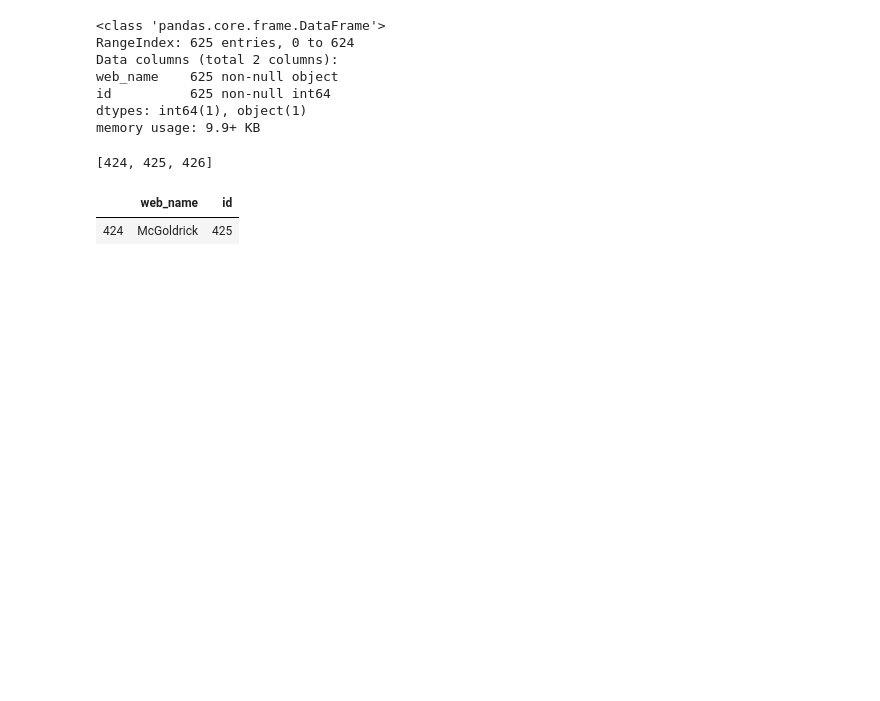
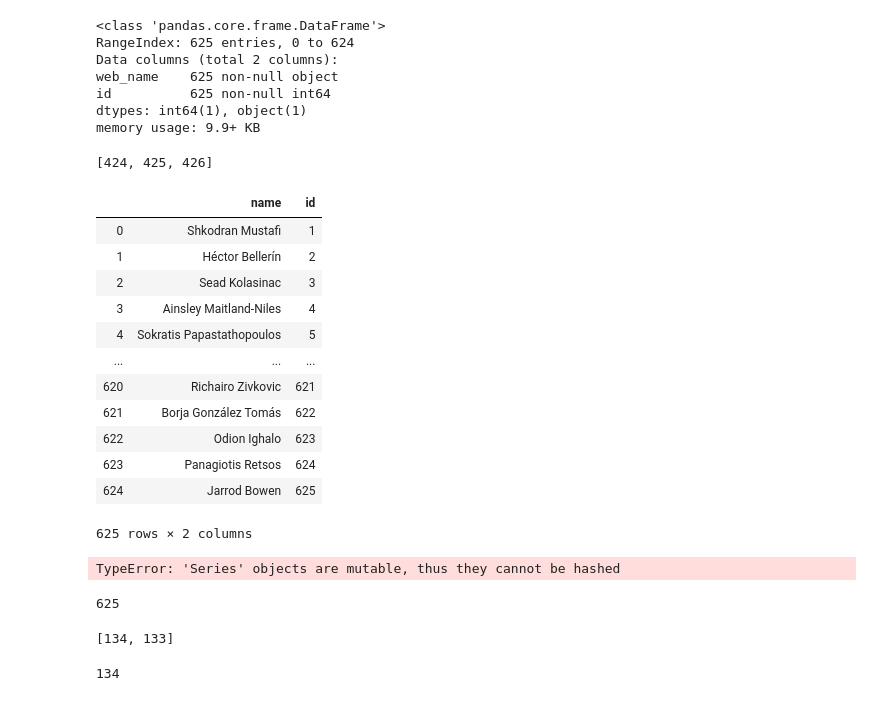
Before and after one commit to Bencabe/FPL_Draft_Analytics, a Jupyter notebook: historic_data.ipynb, the cells around one changed output. Saved outputs shown, nothing was run; the diff lists cells and outputs as text; code cells hidden in the pictures; blank space fills up the shorter version.

```diff
--- a/historic_data.ipynb
+++ b/historic_data.ipynb
@@ -617,11 +609,26 @@ for i in range(len(draft_ids_df)):
 difference
 # %% [output]
 [424, 425, 426]
-# %%
-draft_ids_df[draft_ids_df['id'] == 425]
-# %% [output]
-|  | web_name | id |
-| 424 | McGoldrick | 425 |
+# %%
+draft_ids_df
+# %% [output]
+|  | name | id |
+| 0 | Shkodran Mustafi | 1 |
+| 1 | Héctor Bellerín | 2 |
+| 2 | Sead Kolasinac | 3 |
+| 3 | Ainsley Maitland-Niles | 4 |
+| 4 | Sokratis Papastathopoulos | 5 |
+| ... | ... | ... |
+| 620 | Richairo Zivkovic | 621 |
+| 621 | Borja González Tomás | 622 |
+| 622 | Odion Ighalo | 623 |
+| 623 | Panagiotis Retsos | 624 |
+| 624 | Jarrod Bowen | 625 |
+625 rows × 2 columns
+# %%
+draft_ids_df['name']
+# %% [output]
+TypeError: 'Series' objects are mutable, thus they cannot be hashed
 # %%
 difference = {}
 for i in range(len(draft_ids_df)):
@@ -632,3 +640,15 @@ for i in range(len(draft_ids_df)):
+# %%
+len(difference)
+# %% [output]
+625
+# %%
+difference["Wilfried Zaha"]
+# %% [output]
+[134, 133]
+# %%
+difference["Wilfried Zaha"][0]
+# %% [output]
+134
 # %%
 difference
 # %% [output]
```
Also changed, not shown: parts of 29 cells of this notebook.
